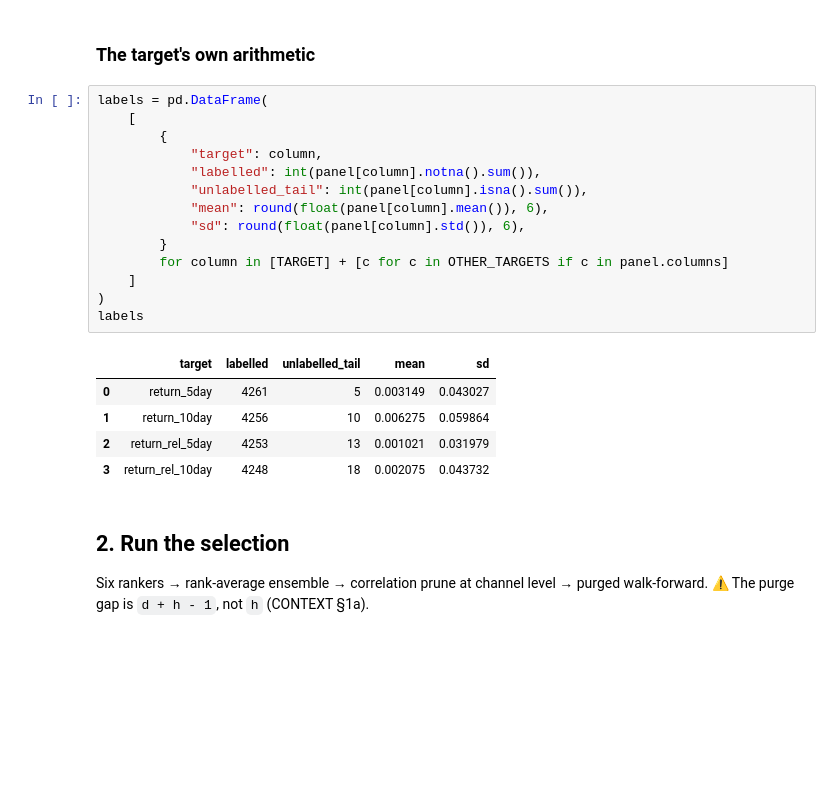
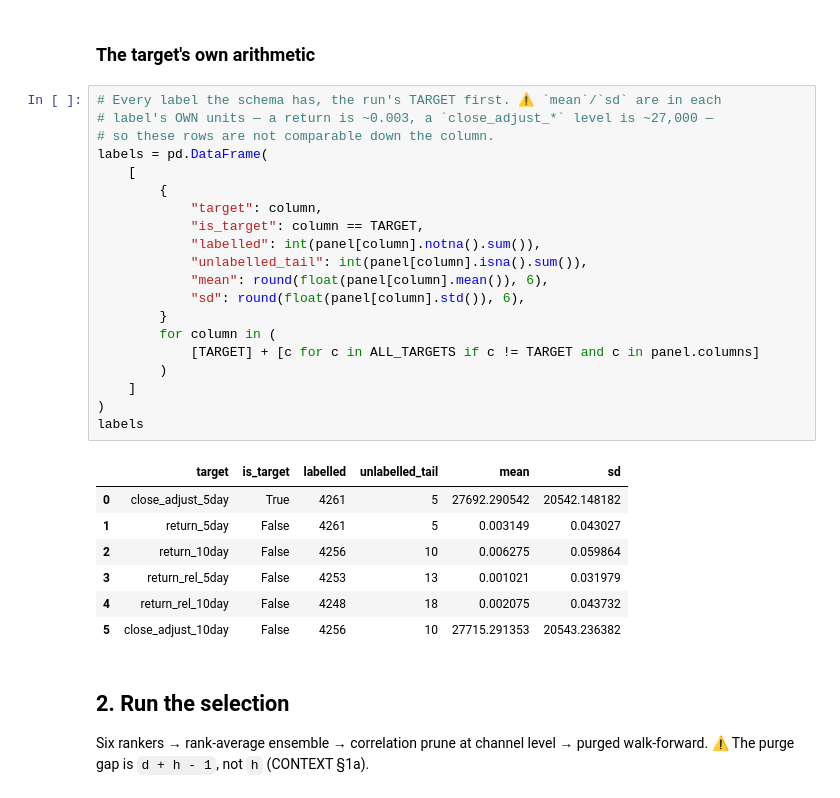
Before and after one commit to DucTrung1802/master-thesis, a Jupyter notebook: src/feature_selection/RUN__feature_importance_report.ipynb, the cells around one changed output. Drawn from its saved outputs; the diff is of its cells as text; blank space fills up the shorter version.

```diff
--- a/src/feature_selection/RUN__feature_importance_report.ipynb
+++ b/src/feature_selection/RUN__feature_importance_report.ipynb
@@ -226,25 +290,33 @@ pd.DataFrame(join_log)
 # %% [markdown]
 ### The target's own arithmetic
 # %%
+# Every label the schema has, the run's TARGET first. ⚠️ `mean`/`sd` are in each
+# label's OWN units — a return is ~0.003, a `close_adjust_*` level is ~27,000 —
+# so these rows are not comparable down the column.
 labels = pd.DataFrame(
     [
         {
             "target": column,
+            "is_target": column == TARGET,
             "labelled": int(panel[column].notna().sum()),
             "unlabelled_tail": int(panel[column].isna().sum()),
             "mean": round(float(panel[column].mean()), 6),
             "sd": round(float(panel[column].std()), 6),
         }
-        for column in [TARGET] + [c for c in OTHER_TARGETS if c in panel.columns]
+        for column in (
+            [TARGET] + [c for c in ALL_TARGETS if c != TARGET and c in panel.columns]
+        )
     ]
 )
 labels
 # %% [output]
-|  | target | labelled | unlabelled_tail | mean | sd |
-| 0 | return_5day | 4261 | 5 | 0.003149 | 0.043027 |
-| 1 | return_10day | 4256 | 10 | 0.006275 | 0.059864 |
-| 2 | return_rel_5day | 4253 | 13 | 0.001021 | 0.031979 |
-| 3 | return_rel_10day | 4248 | 18 | 0.002075 | 0.043732 |
+|  | target | is_target | labelled | unlabelled_tail | mean | sd |
+| 0 | close_adjust_5day | True | 4261 | 5 | 27692.290542 | 20542.148182 |
+| 1 | return_5day | False | 4261 | 5 | 0.003149 | 0.043027 |
+| 2 | return_10day | False | 4256 | 10 | 0.006275 | 0.059864 |
+| 3 | return_rel_5day | False | 4253 | 13 | 0.001021 | 0.031979 |
+| 4 | return_rel_10day | False | 4248 | 18 | 0.002075 | 0.043732 |
+| 5 | close_adjust_10day | False | 4256 | 10 | 27715.291353 | 20543.236382 |
 # %% [markdown]
 ## 2. Run the selection
 
```
Also changed, not shown: parts of 17 cells of this notebook, 27 other files.
